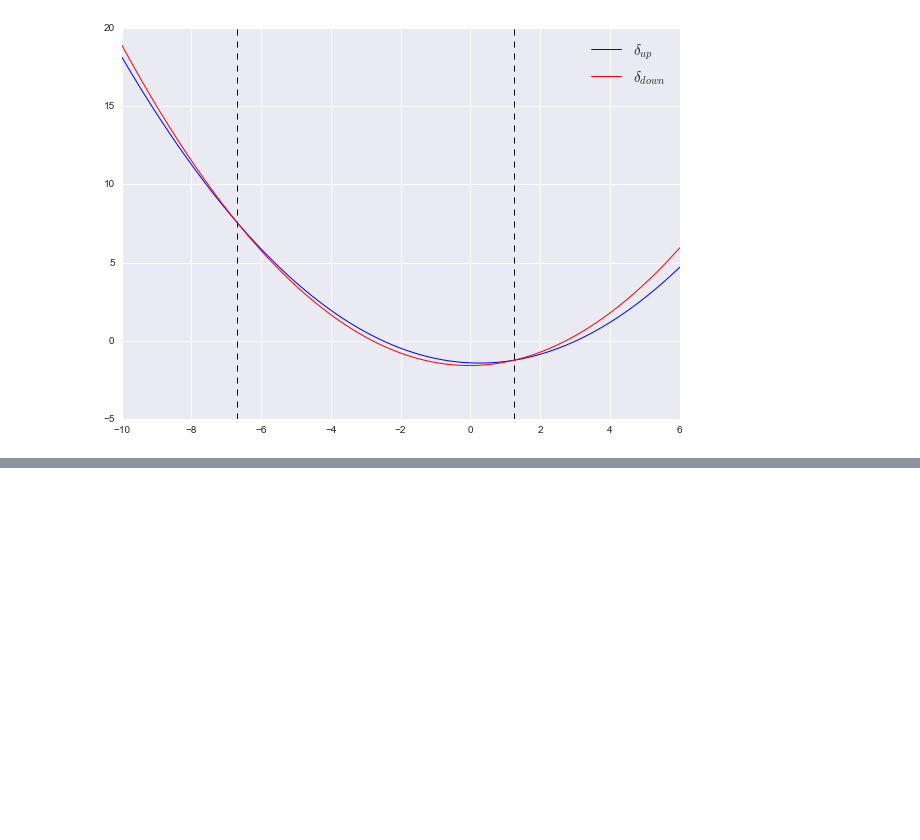
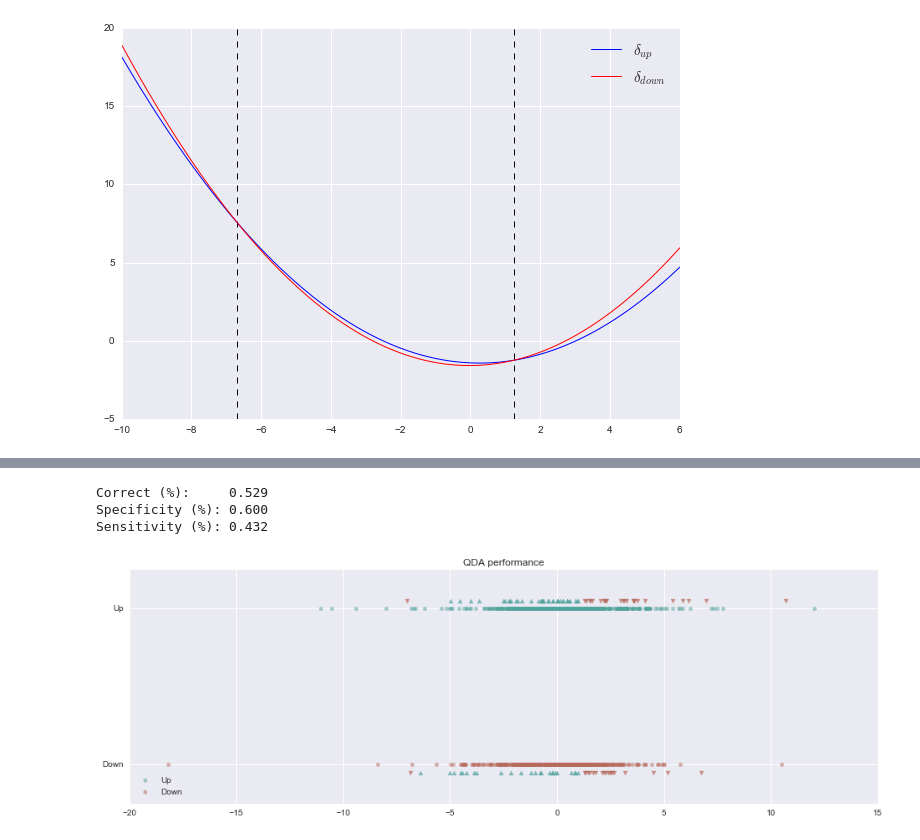
Before and after one commit to gerdm/ISLR, a Jupyter notebook: ex4.ipynb, the cells around one changed output, grey strips where cells are left out. Saved outputs shown, nothing was run; the diff lists cells and outputs as text; code cells hidden in the pictures; blank space fills up the shorter version.

```diff
--- a/ex4.ipynb
+++ b/ex4.ipynb
@@ -361,0 +454,8 @@ test_qda.sample(10)
+# %%
+compute_values(qda_cm)
+pred_plot(test_qda, train_qda, "QDA performance")
+# %% [output]
+Correct (%):     0.529
+Specificity (%): 0.600
+Sensitivity (%): 0.432
+[figure, added]
```
Also changed, not shown: parts of 33 cells of this notebook.
